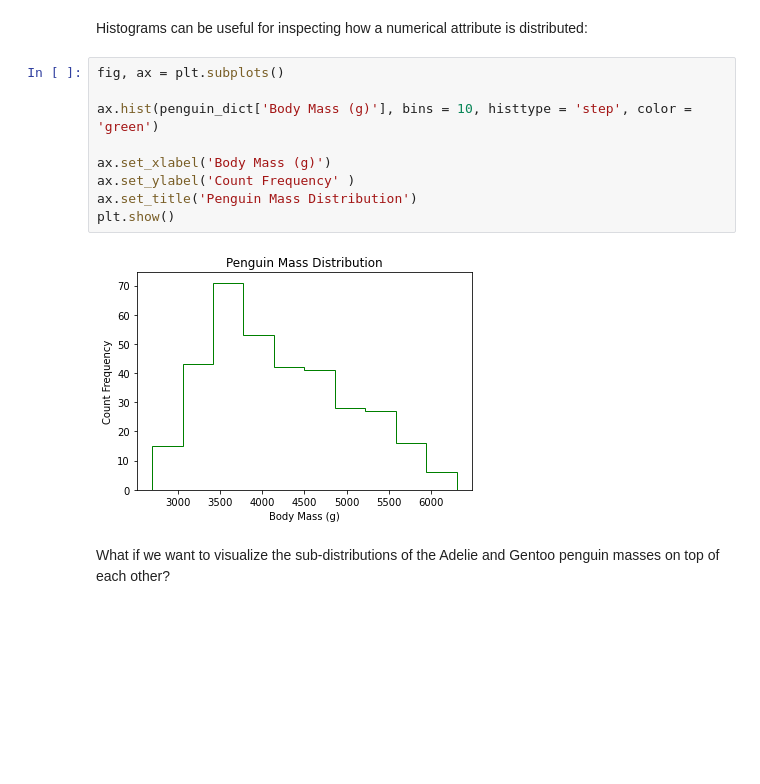
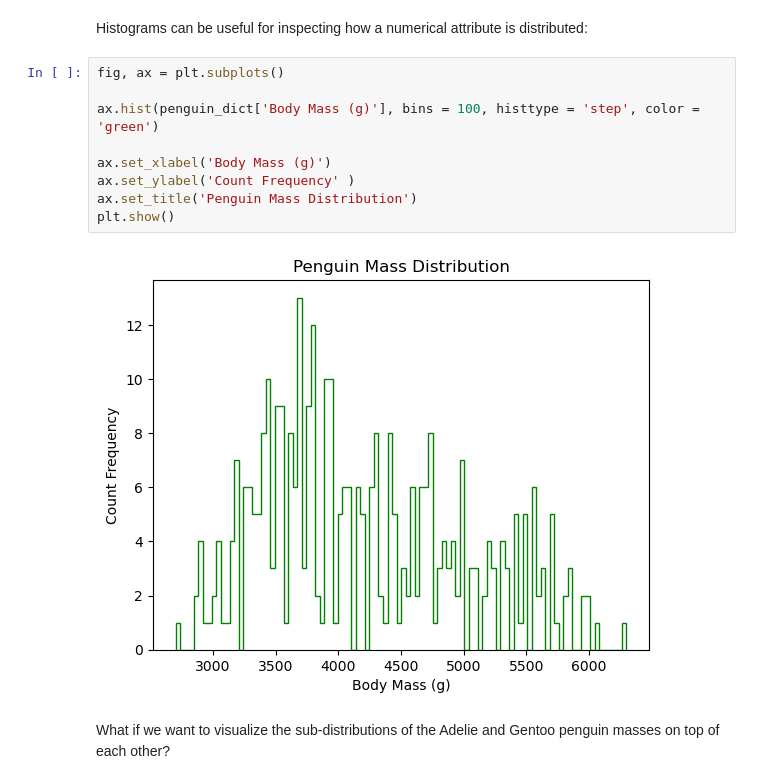
Before and after one commit to williambguo/NYC_DS_082624, a Jupyter notebook: Phase1_DataVisualization/Ph1_T3_7_Visualization_Matplotlib.ipynb, the cells around one changed output. Drawn from its saved outputs; the diff is of its cells as text; blank space fills up the shorter version.

```diff
--- a/Phase1_DataVisualization/Ph1_T3_7_Visualization_Matplotlib.ipynb
+++ b/Phase1_DataVisualization/Ph1_T3_7_Visualization_Matplotlib.ipynb
@@ -408,14 +400,14 @@ Histograms can be useful for inspecting how a numerical attribute is distributed
 # %%
 fig, ax = plt.subplots()
 
-ax.hist(penguin_dict['Body Mass (g)'], bins = 10, histtype = 'step', color = 'green')
+ax.hist(penguin_dict['Body Mass (g)'], bins = 100, histtype = 'step', color = 'green')
 
 ax.set_xlabel('Body Mass (g)')
 ax.set_ylabel('Count Frequency' )
 ax.set_title('Penguin Mass Distribution')
 plt.show()
 # %% [output]
-[figure, old version]
+[figure, new version]
 # %% [markdown]
 What if we want to visualize the sub-distributions of the Adelie and Gentoo penguin masses on top of each other?
 # %%
```
Also changed, not shown: parts of 19 cells of this notebook, 29 other files.
